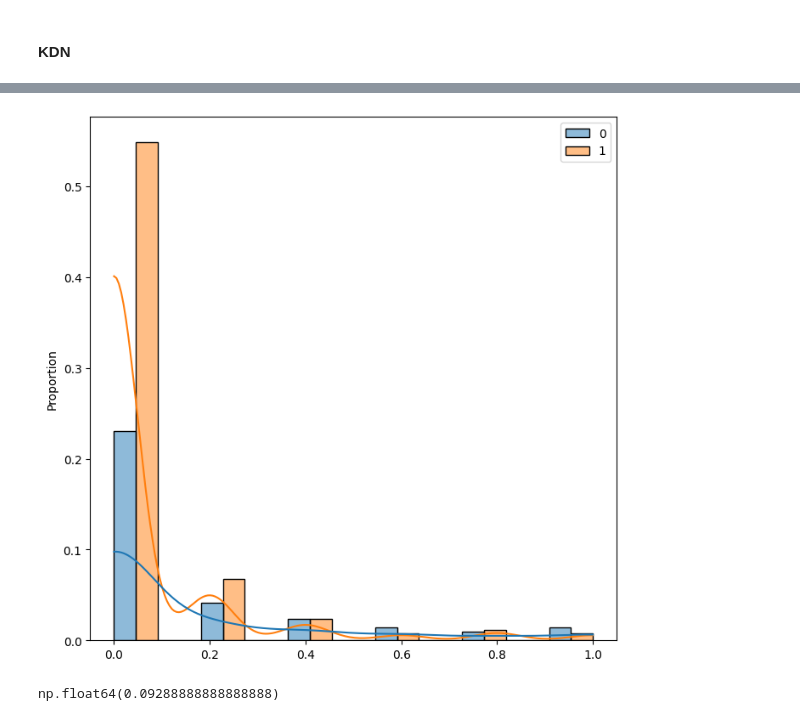
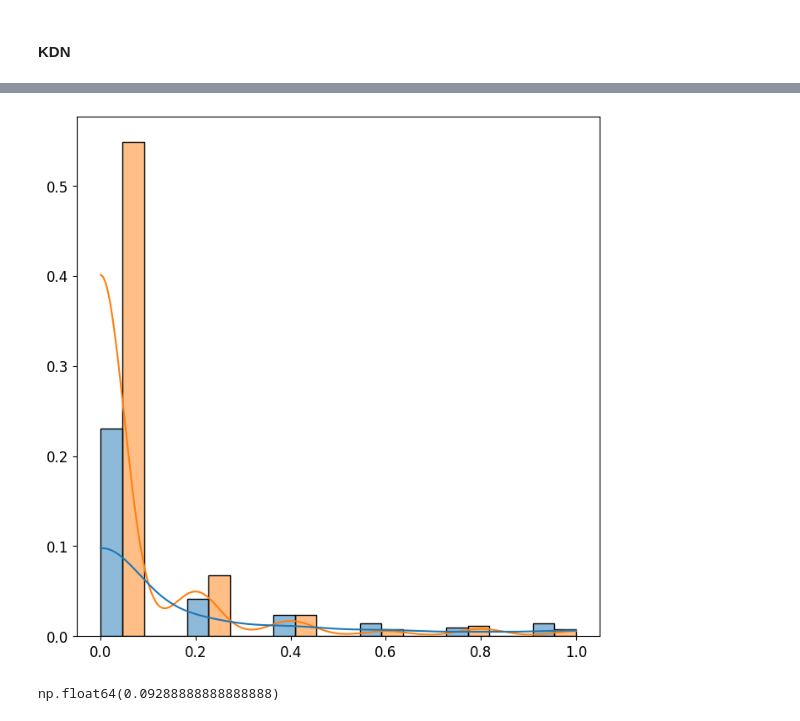
Before and after one commit to URJCDSLab/dynamic_disagreeing_neighbors, a Jupyter notebook: notebooks/3_artificial_data.ipynb, the cells around one changed output, grey strips where cells are left out. Drawn from its saved outputs; the diff is of its cells as text; code cells hidden in the pictures.

Commit message:
<FIX> Update artificial dataset images for consistency

```diff
--- a/notebooks/3_artificial_data.ipynb
+++ b/notebooks/3_artificial_data.ipynb
@@ -74,7 +77,9 @@ max        1.000000
 dtype: float64
 # %%
 figure, axes = plt.subplots(figsize=[8, 8])
-sns.histplot(x=complexity, hue=y.astype(int), kde=True, multiple='dodge', stat='proportion');
+sns.histplot(x=complexity, hue=y.astype(int), kde=True, multiple='dodge', stat='proportion', legend=False)
+axes.set_ylabel('')
+axes.tick_params(axis='both', labelsize=12)
 # %% [output]
-[figure, old version]
+[figure, new version]
 # %%
```
Also changed, not shown: parts of 18 cells of this notebook, 5 other files.
